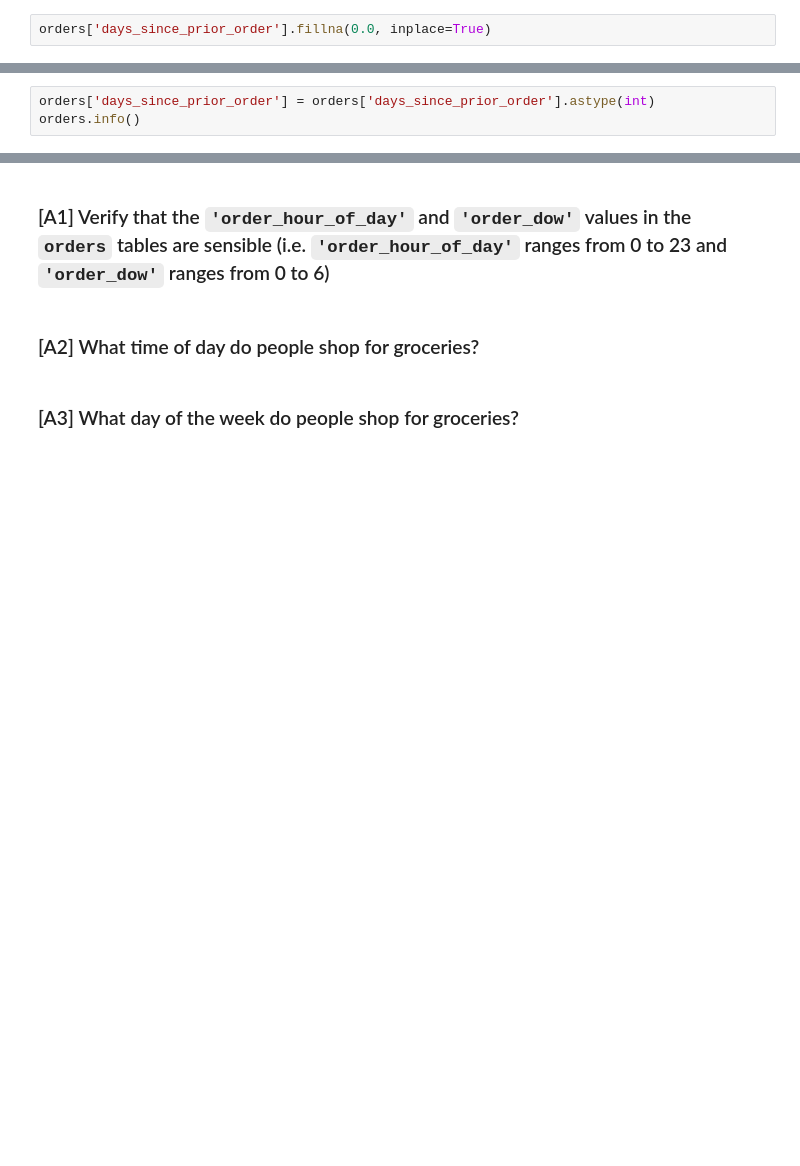
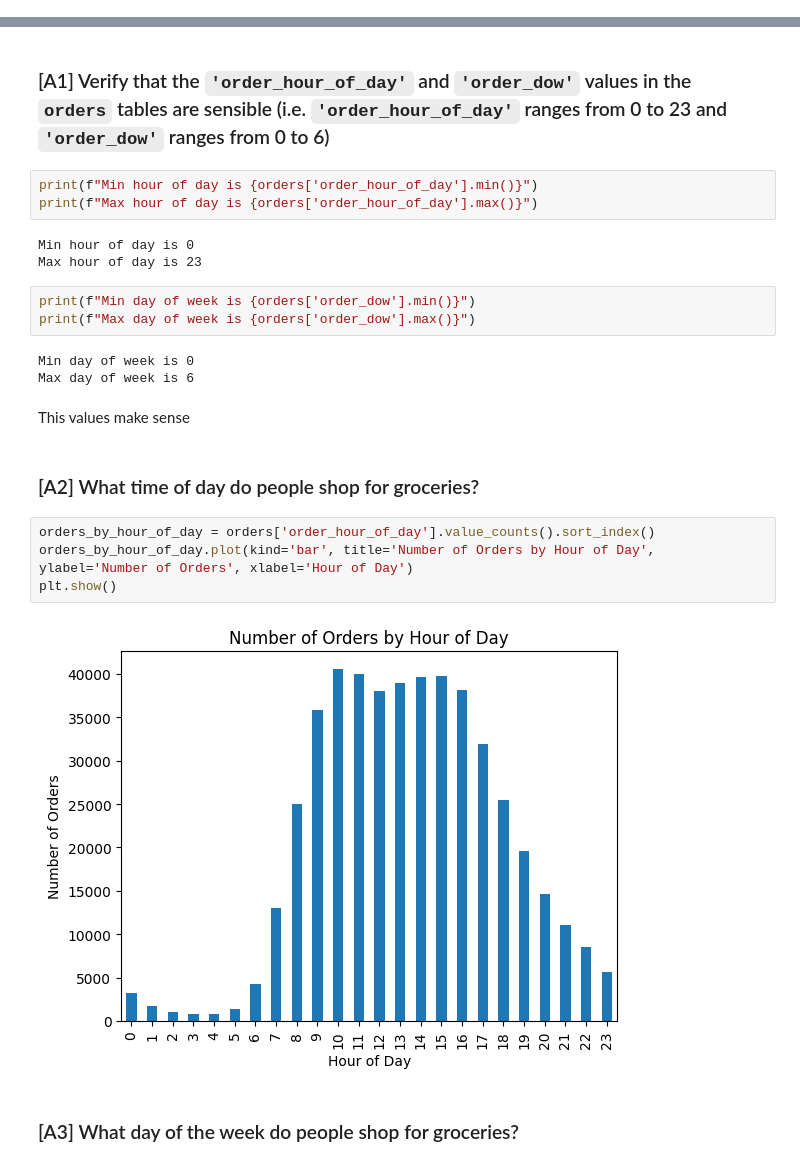
Before and after one commit to makstheimba/data-science-project-2, a Jupyter notebook: main.ipynb, the cells around one changed output, grey strips where cells are left out. Drawn from its saved outputs; the diff is of its cells as text; blank space fills up the shorter version.

```diff
--- a/main.ipynb
+++ b/main.ipynb
@@ -323,2 +320,0 @@ We can see that all na values are in orders with no previous orders. We can safe
-# %%
-orders['days_since_prior_order'].fillna(0.0, inplace=True)
@@ -331,3 +320,0 @@ Now we can safely convert 'days_since_prior_order' column to int
-# %%
-orders['days_since_prior_order'] = orders['days_since_prior_order'].astype(int)
-orders.info()
@@ -414,7 +380,27 @@ memory usage: 138.7 MB
 # [A] Easy (must complete all to pass)
 # %% [markdown]
 ### [A1] Verify that the `'order_hour_of_day'` and `'order_dow'` values in the `orders` tables are sensible (i.e. `'order_hour_of_day'` ranges from 0 to 23 and `'order_dow'` ranges from 0 to 6)
+# %%
+print(f"Min hour of day is {orders['order_hour_of_day'].min()}")
+print(f"Max hour of day is {orders['order_hour_of_day'].max()}")
+# %% [output]
+Min hour of day is 0
+Max hour of day is 23
+# %%
+print(f"Min day of week is {orders['order_dow'].min()}")
+print(f"Max day of week is {orders['order_dow'].max()}")
+# %% [output]
+Min day of week is 0
+Max day of week is 6
+# %% [markdown]
+This values make sense
 # %% [markdown]
 ### [A2] What time of day do people shop for groceries?
+# %%
+orders_by_hour_of_day = orders['order_hour_of_day'].value_counts().sort_index()
+orders_by_hour_of_day.plot(kind='bar', title='Number of Orders by Hour of Day', ylabel='Number of Orders', xlabel='Hour of Day')
+plt.show()
+# %% [output]
+[figure, added]
 # %% [markdown]
 ### [A3] What day of the week do people shop for groceries?
```
Also changed, not shown: parts of 27 cells of this notebook, 2 other files.
